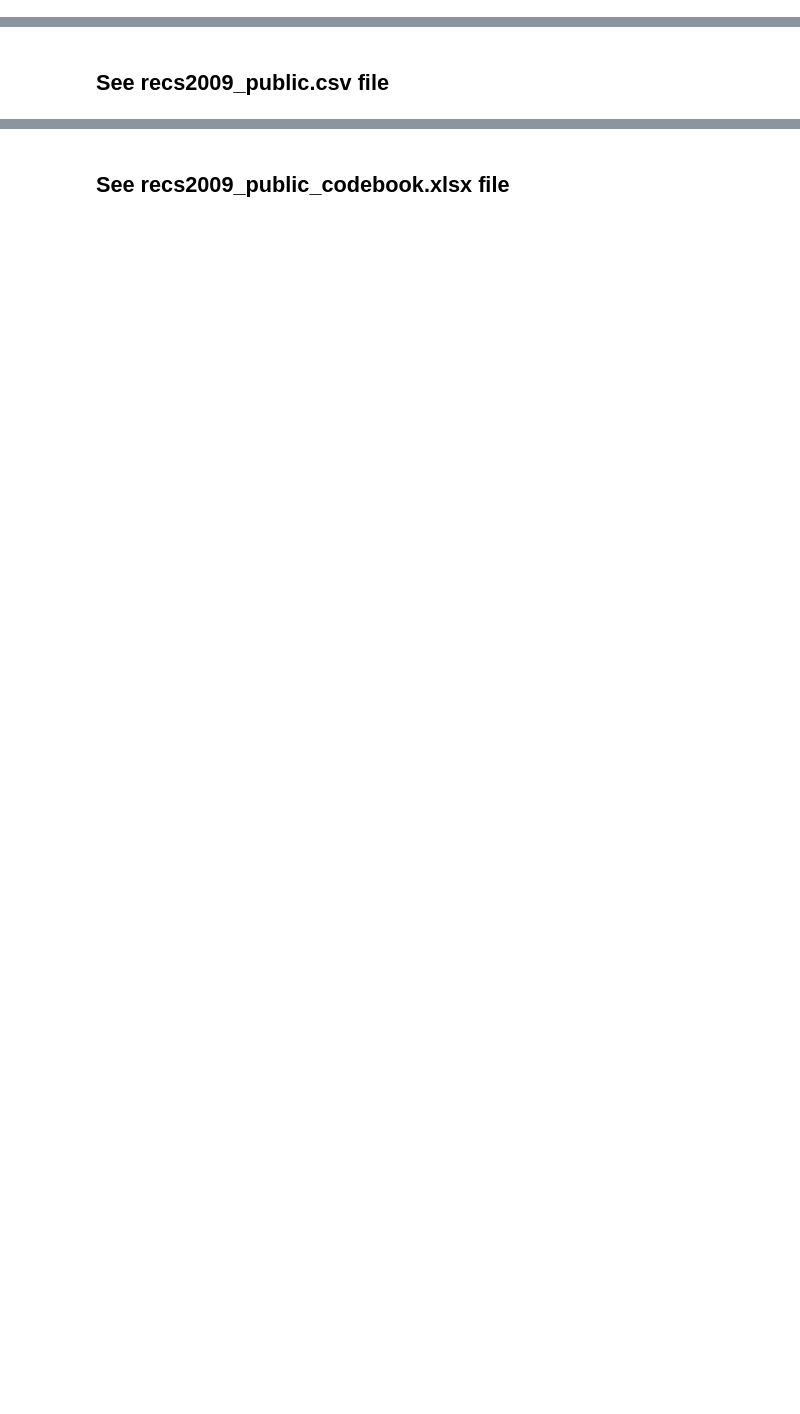
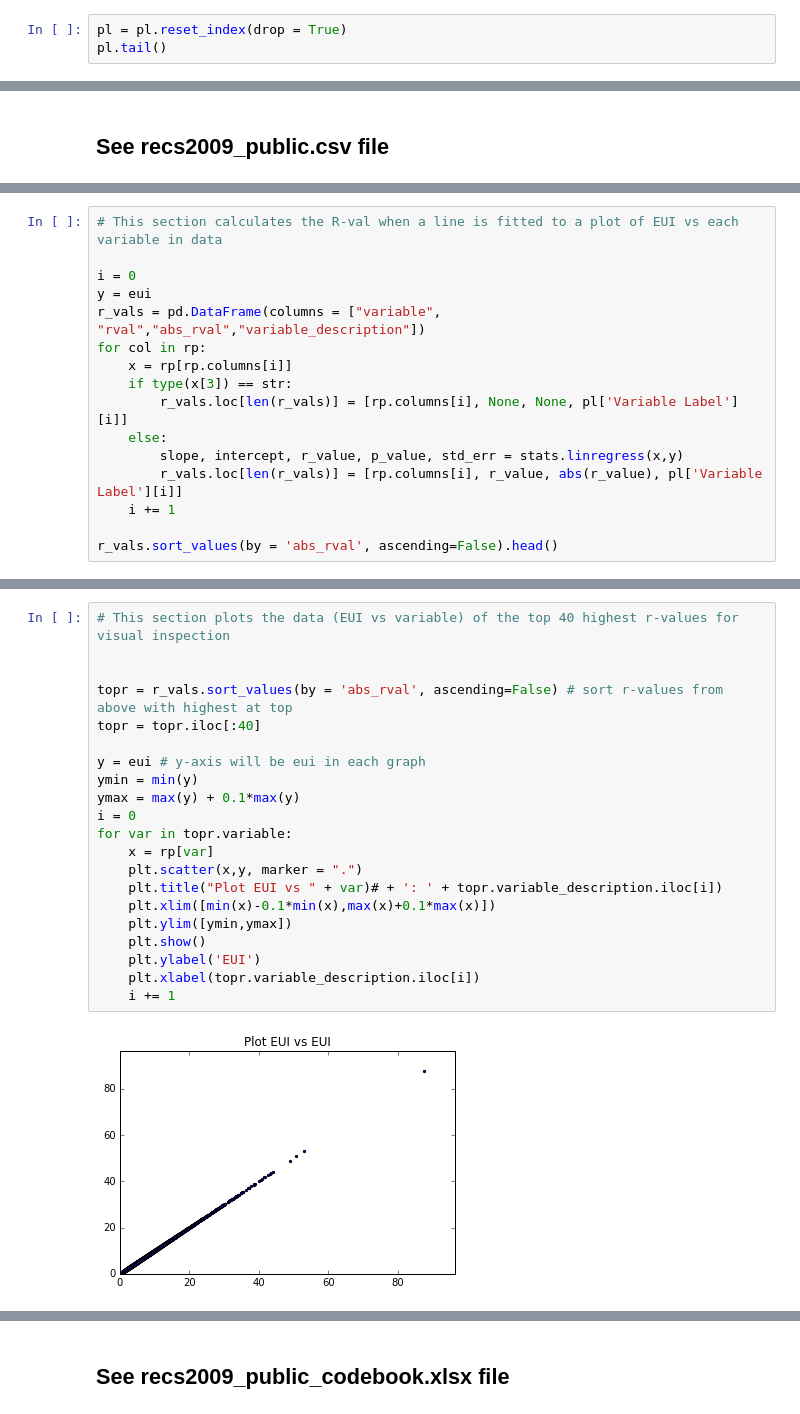
Before and after one commit to mohi7621/Springboard, a Jupyter notebook: capstone/Initial-Examination.ipynb, the cells around one changed output, grey strips where cells are left out. Drawn from its saved outputs; the diff is of its cells as text; blank space fills up the shorter version.

```diff
--- a/capstone/Initial-Examination.ipynb
+++ b/capstone/Initial-Examination.ipynb
@@ -23,0 +26,3 @@ pl.size
+# %%
+pl = pl.reset_index(drop = True)
+pl.tail()
@@ -57,0 +65,16 @@ True
+# %%
+# This section calculates the R-val when a line is fitted to a plot of EUI vs each variable in data
+
+i = 0
+y = eui
+r_vals = pd.DataFrame(columns = ["variable", "rval","abs_rval","variable_description"])
+for col in rp:
+    x = rp[rp.columns[i]]
+    if type(x[3]) == str:
+        r_vals.loc[len(r_vals)] = [rp.columns[i], None, None, pl['Variable Label'][i]]
+    else:
+        slope, intercept, r_value, p_value, std_err = stats.linregress(x,y)
+        r_vals.loc[len(r_vals)] = [rp.columns[i], r_value, abs(r_value), pl['Variable Label'][i]]
+    i += 1
+
+r_vals.sort_values(by = 'abs_rval', ascending=False).head()
@@ -57,0 +88,23 @@ True
+# %%
+# This section plots the data (EUI vs variable) of the top 40 highest r-values for visual inspection
+
+
+topr = r_vals.sort_values(by = 'abs_rval', ascending=False) # sort r-values from above with highest at top
+topr = topr.iloc[:40]
+
+y = eui # y-axis will be eui in each graph
+ymin = min(y)
+ymax = max(y) + 0.1*max(y)
+i = 0
+for var in topr.variable:
+    x = rp[var]
+    plt.scatter(x,y, marker = ".")
+    plt.title("Plot EUI vs " + var)# + ': ' + topr.variable_description.iloc[i])
+    plt.xlim([min(x)-0.1*min(x),max(x)+0.1*max(x)])
+    plt.ylim([ymin,ymax])
+    plt.show()
+    plt.ylabel('EUI')
+    plt.xlabel(topr.variable_description.iloc[i])
+    i += 1
+# %% [output]
+[figure, added]
```
Also changed, not shown: parts of 35 cells of this notebook, 2 other files.
